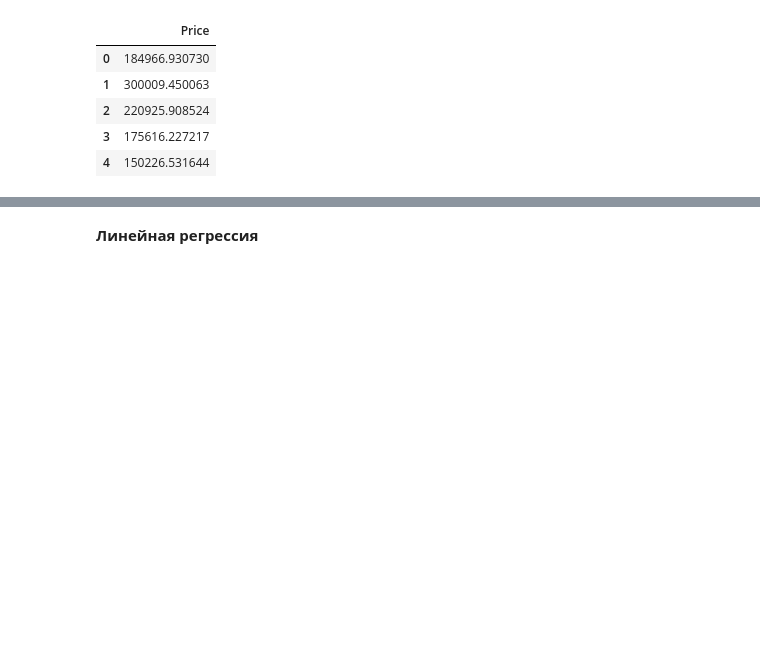
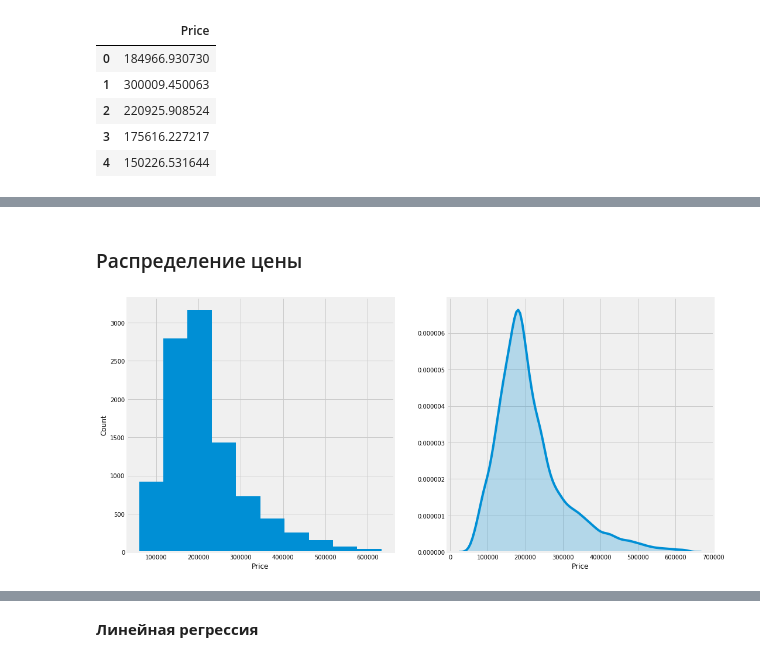
Before and after one commit to Haikson/PythonDS, a Jupyter notebook: unit1/project_task/kamo_petrossyan_solution.ipynb, the cells around one changed output, grey strips where cells are left out. Cells and saved outputs as stored; diff of their text form; code cells hidden in the pictures; blank space fills up the shorter version.

```diff
--- a/unit1/project_task/kamo_petrossyan_solution.ipynb
+++ b/unit1/project_task/kamo_petrossyan_solution.ipynb
@@ -16,11 +16,13 @@ Price
 R2 - коэффициент детерминации (sklearn.metrics.r2_score) > 0.6
 # %%
 import pandas as pd
+import numpy as np
 from matplotlib import  pyplot as plt
 import seaborn as sns
 from pylab import rcParams
 %matplotlib inline
 rcParams['figure.figsize'] = 6, 4.5
+rcParams.update({'font.size': 14})
 plt.style.use('fivethirtyeight')
 #config InlineBacknd.figure_format = 'svg
 # %%
@@ -33,4 +35,6 @@ data.head()
 | 2 | 4765 | 53 | 2.0 | 44.947953 | 29.197612 | 0.0 | 8 | 12.0 | 1968 | ... |
 | 3 | 5809 | 58 | 2.0 | 53.352981 | 52.731512 | 9.0 | 8 | 17.0 | 1977 | ... |
 | 4 | 10783 | 99 | 1.0 | 39.649192 | 23.776169 | 7.0 | 11 | 12.0 | 1976 | ... |
+# %%
+data = pd.get_dummies(data)
 # %%
@@ -91,7 +62,3 @@ ValueError: could not convert string to float: 'B'
-# %%
-data.LifeSquare.fillna(data.mean()['LifeSquare'], inplace=True)
-data.Healthcare_1.fillna(data.mean()['Healthcare_1'], inplace=True)
-data.head()
 # %%
 X = pd.DataFrame(data, columns=data.columns[:-1])
 X.head()
@@ -125,0 +95,14 @@ X_train.head()
+# %% [markdown]
+### Распределение цены
+# %%
+plt.figure(figsize=(16,8))
+plt.subplot(121)
+data.Price.hist(bins=10)
+plt.ylabel("Count")
+plt.xlabel("Price")
+plt.subplot(122)
+sns.kdeplot(data.Price, shade=True, legend=False)
+plt.xlabel("Price")
+plt.show()
+# %% [output]
+[figure, added]
```
Also changed, not shown: parts of 14 cells of this notebook, 3 other files.
